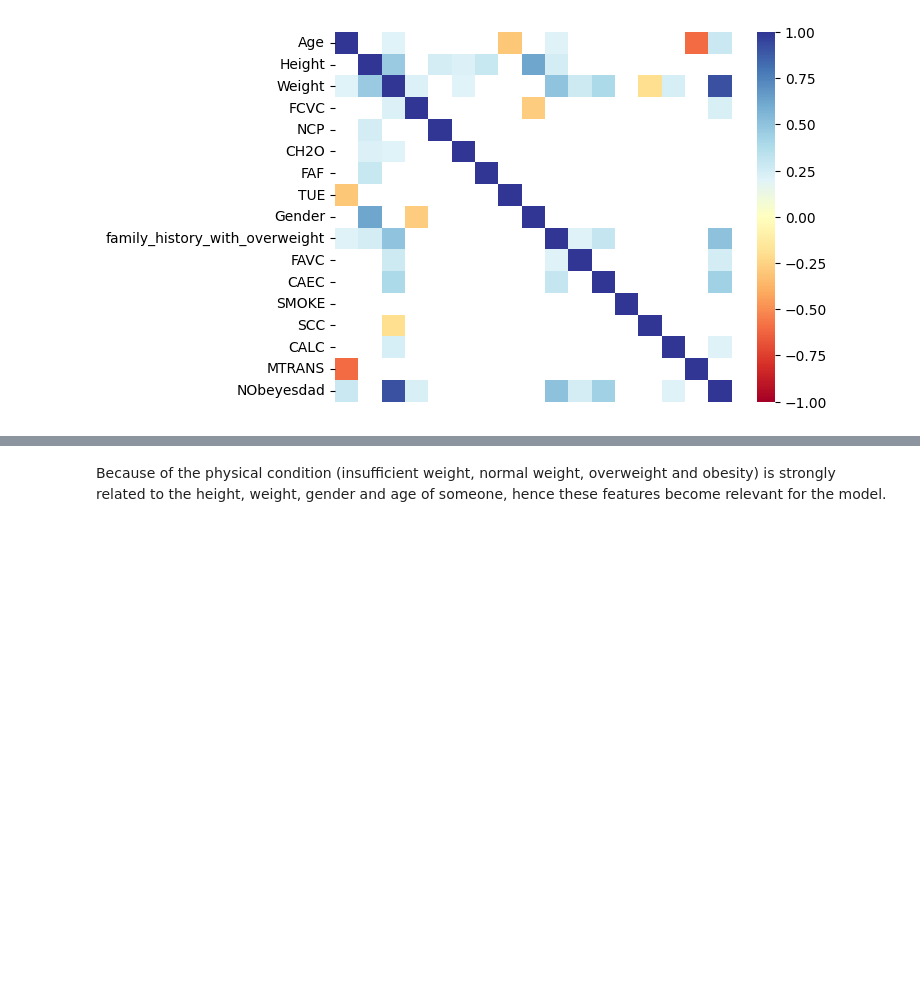
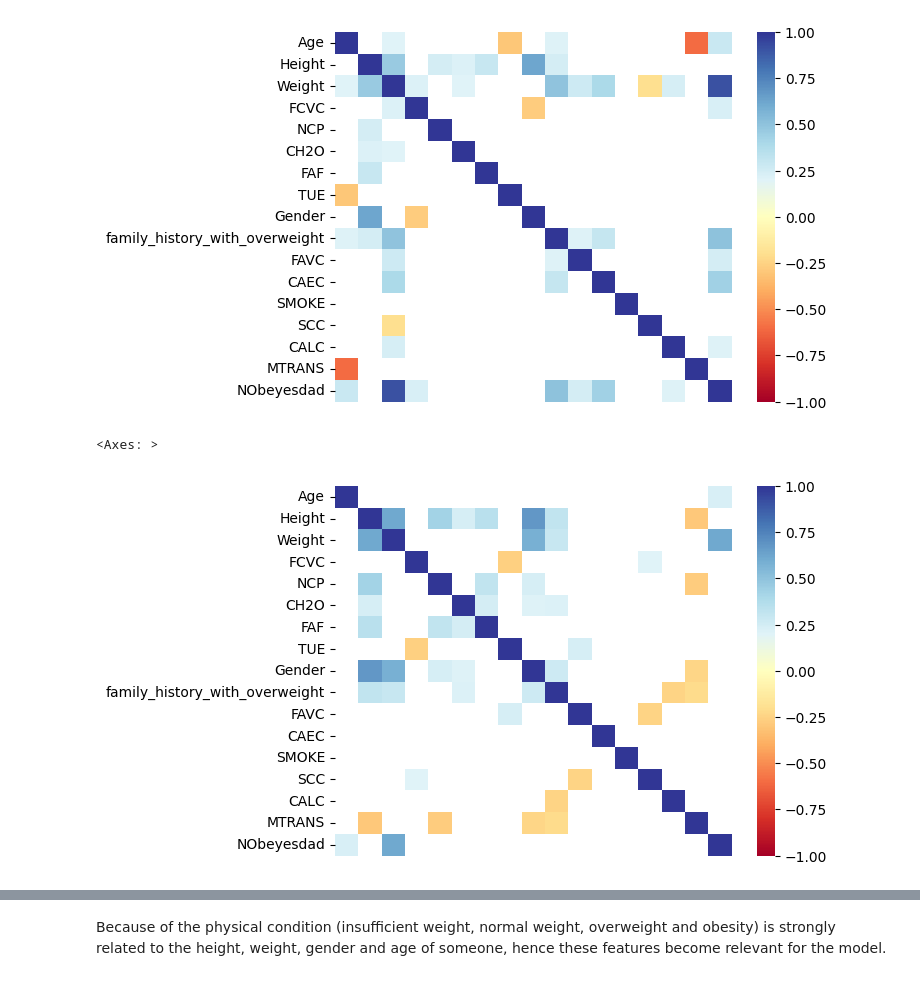
Before and after one commit to alexisuaguilaru/Obesity_Levels_Model, a Jupyter notebook: Exploratory_Data_Analysis/ExploratoryDataAnalysis.ipynb, the cells around one changed output, grey strips where cells are left out. Cells and saved outputs as stored; diff of their text form; code cells hidden in the pictures; blank space fills up the shorter version.

Commit message:
ADD correlation matrix for full and by groups dataset

```diff
--- a/Exploratory_Data_Analysis/ExploratoryDataAnalysis.ipynb
+++ b/Exploratory_Data_Analysis/ExploratoryDataAnalysis.ipynb
@@ -124,0 +127,9 @@ ObseityLevel_Group_3 = pd.concat([SubgroupsObesityLevel[subgroup] for subgroup i
+# %%
+# Plotting correlation between features in group 1
+CorrelationMatrix_Group1 = ObseityLevel_Group_1[NumbericalFeatures+CategoricalFeatures_Encode].corr()
+MaskValues_Group1 = CorrelationMatrix_Group1.apply(lambda value: abs(value)<=0.2)
+TickLabels_Y = NumbericalFeatures+CategoricalFeatures
+sns.heatmap(CorrelationMatrix_Group1,mask=MaskValues_Group1,cmap='RdYlBu',yticklabels=TickLabels_Y,xticklabels=False,vmax=1,vmin=-1)
+# %% [output]
+<Axes: >
+[figure, added]
```
Also changed, not shown: parts of 6 cells of this notebook.
